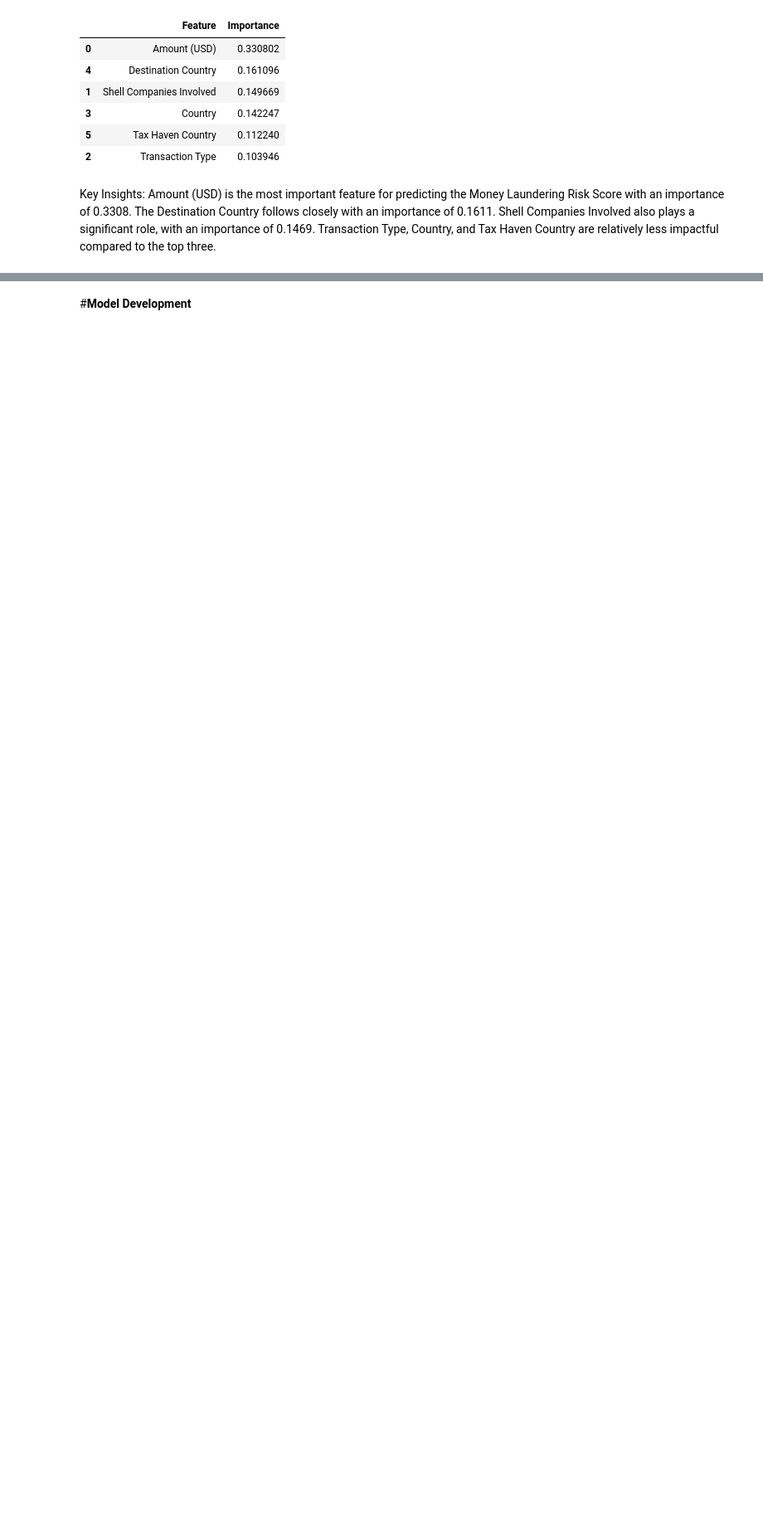
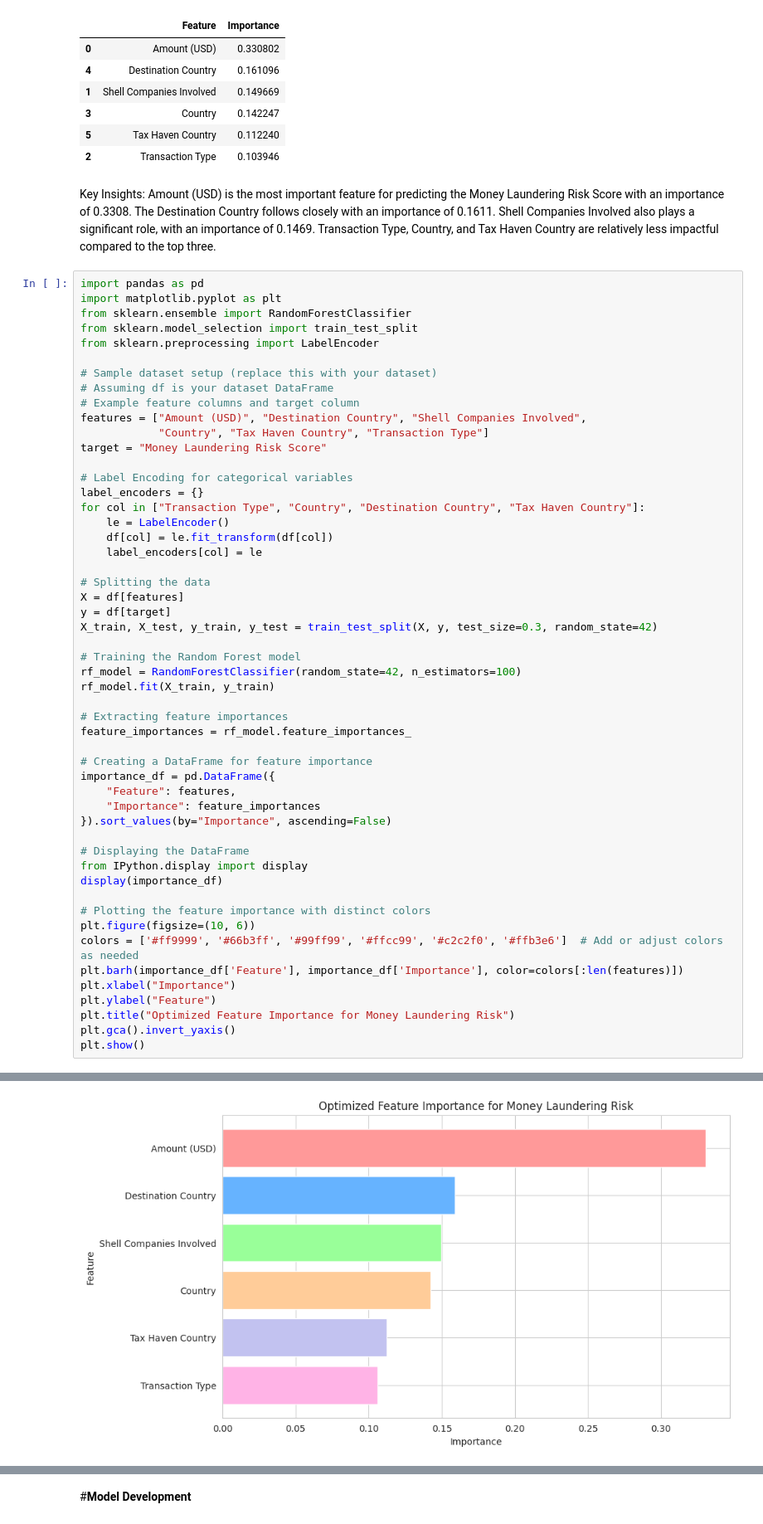
Before and after one commit to muhammadahmed73/Final-Project, a Jupyter notebook: 22031216_UOH_Final_Project.ipynb, the cells around one changed output, grey strips where cells are left out. Shown at 83% size. Saved outputs shown, nothing was run; the diff lists cells and outputs as text; blank space fills up the shorter version.

```diff
--- a/22031216_UOH_Final_Project.ipynb
+++ b/22031216_UOH_Final_Project.ipynb
@@ -794,3 +794,56 @@ Amount (USD) is the most important feature for predicting the Money Laundering R
 The Destination Country follows closely with an importance of 0.1611.
 Shell Companies Involved also plays a significant role, with an importance of 0.1469.
 Transaction Type, Country, and Tax Haven Country are relatively less impactful compared to the top three.
+# %%
+import pandas as pd
+import matplotlib.pyplot as plt
+from sklearn.ensemble import RandomForestClassifier
+from sklearn.model_selection import train_test_split
+from sklearn.preprocessing import LabelEncoder
+
+# Sample dataset setup (replace this with your dataset)
+# Assuming df is your dataset DataFrame
+# Example feature columns and target column
+features = ["Amount (USD)", "Destination Country", "Shell Companies Involved",
+            "Country", "Tax Haven Country", "Transaction Type"]
+target = "Money Laundering Risk Score"
+
+# Label Encoding for categorical variables
+label_encoders = {}
+for col in ["Transaction Type", "Country", "Destination Country", "Tax Haven Country"]:
+    le = LabelEncoder()
+    df[col] = le.fit_transform(df[col])
+    label_encoders[col] = le
+
+# Splitting the data
+X = df[features]
+y = df[target]
+X_train, X_test, y_train, y_test = train_test_split(X, y, test_size=0.3, random_state=42)
+
+# Training the Random Forest model
+rf_model = RandomForestClassifier(random_state=42, n_estimators=100)
+rf_model.fit(X_train, y_train)
+
+# Extracting feature importances
+feature_importances = rf_model.feature_importances_
+
+# Creating a DataFrame for feature importance
+importance_df = pd.DataFrame({
+    "Feature": features,
+    "Importance": feature_importances
+}).sort_values(by="Importance", ascending=False)
+
+# Displaying the DataFrame
+from IPython.display import display
+display(importance_df)
+
+# Plotting the feature importance with distinct colors
+plt.figure(figsize=(10, 6))
+colors = ['#ff9999', '#66b3ff', '#99ff99', '#ffcc99', '#c2c2f0', '#ffb3e6']  # Add or adjust colors as needed
+plt.barh(importance_df['Feature'], importance_df['Importance'], color=colors[:len(features)])
+plt.xlabel("Importance")
+plt.ylabel("Feature")
+plt.title("Optimized Feature Importance for Money Laundering Risk")
+plt.gca().invert_yaxis()
+plt.show()
+# %% [output]
@@ -796,0 +857 @@ Transaction Type, Country, and Tax Haven Country are relatively less impactful c
+[figure, added]
```
Also changed, not shown: parts of 20 cells of this notebook.
